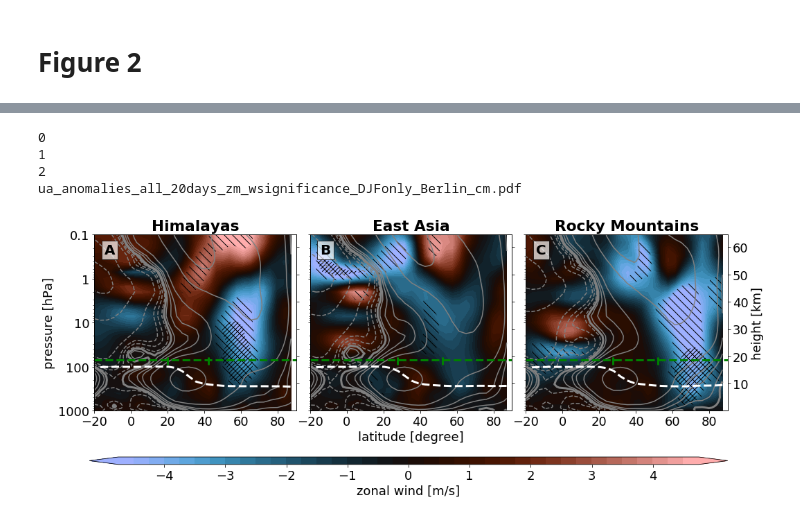
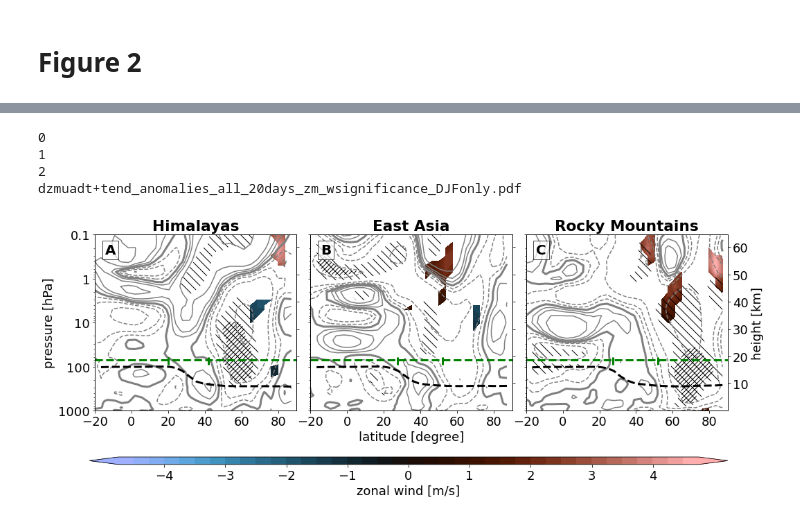
Before and after one commit to kuchaale/grl_2020, a Jupyter notebook: code/GRL_reproduce_Fig2.ipynb, the cells around one changed output, grey strips where cells are left out. Cells and saved outputs as stored; diff of their text form; code cells hidden in the pictures.

```diff
--- a/code/GRL_reproduce_Fig2.ipynb
+++ b/code/GRL_reproduce_Fig2.ipynb
@@ -68,7 +72,7 @@ Attributes: (0)
 # %%
 var = 'ua'
 e_type_ls = ['himalayas', 'eastasia', 'westamer']
-what_ls = ['anomalies', 'absolute']
+what_ls = ['anomalies']#, 'absolute']
 da_ls2 = []
 
 for what in what_ls:
@@ -101,7 +101,7 @@ westamer
 # %% [markdown]
 ### p-values
 # %%
-infile_name = '{3}{0}_pvalues_from{1}_comp_*_{2}days_zm.nc'.format(var, 10000, timescale, cesta)
+infile_name = f'{cesta}{var}_pvalues_from{its}_comp_*_{timescale}days_zm.nc'
 infiles = glob.glob(infile_name)
 comp_types = list(map(lambda x: x.split('comp_')[1].split('_{}days'.format(timescale))[0], infiles))
 print(comp_types)
@@ -135,0 +169,8 @@ Attributes: (0)
+# %%
+infile_name = f'{cesta}{var}_pvalues_from{its}_comp_*_{timescale}days.nc'
+infiles = glob.glob(infile_name)
+comp_types = list(map(lambda x: x.split('comp_')[1].split('_{}days'.format(timescale))[0], infiles))
+ds_p_tend = xr.open_mfdataset(infiles, concat_dim='e_type', combine='nested')
+ds_p_tend['e_type'] = comp_types
+ds_p_tend['plev'] = ds_p_tend.plev/100.
+ds_p_tend
@@ -136,3 +197,6 @@ Attributes: (0)
+# %%
+pv_limit = 0.05 #0.05
+da_all_tend = da_all_tend.sel(lag = 0).where(ds_p_tend[var].sel(lag = 0) < pv_limit)
 # %% [markdown]
 # Figure 2
 # %%
@@ -264,5 +455,6 @@ ua_anomalies_all_20days_zm_wsignificance_DJFonly.pdf
 # %%
 levels = np.linspace(-5,5,41)
+titles = ['Himalayas', 'East Asia', 'Rocky Mountains']# 'West America']
 #var = 'vmro3'
 #anomalies
 mpl.rcParams.update({'font.size': 18})
@@ -270,34 +462,28 @@ cmap = mpl.cm.RdBu_r
 cmap = Berlin_20.mpl_colormap
 lat_start = -20
 
-p = da_all.sel(what = what_ls[0], lag = 0).mean('lon').plot.contourf(x= 'lat', \
+pv_limit = 0.05 #0.05
+temp = da_all_tend.sel(lag = 0).where(ds_p_tend[var].sel(lag = 0) < pv_limit)
+p = (temp.squeeze()*24*3600).plot.contourf(x= 'lat', \
                                                                y = 'plev', \
                                                                col = 'e_type', \
                                                                yincrease = False, \
                                                                size = 5, \
-                                                                cmap = cmap, \
+                                                               cmap = cmap, \
                                                                levels = levels, \
                                                                add_colorbar = False)
-p.data = da_all.sel(what = what_ls[1], lag = 0).mean('lon')
-if var == 'vmro3':
+p.data = da_all.sel(what = what_ls[0], lag = 0).mean('lon')
 
-    lev0 = [1e-5]
-    dashed = False
-    cbar_label = 'ozone volume mixing ratio [%]'
-elif var == 'ta':
-    levels2 = [200,220,240,260]
-    lev0 = [273.15]
-    dashed = False
-    cbar_label = 'temperature [K]'
-elif var == 'ua':
-    levels2 = [1,3,5,10,30,50,80]
-    lev0 = [0]
-    dashed = True
-    cbar_label = 'zonal wind [m/s]'
+
+levels2 = [0.5,1,2,5]#10,30,50,80]
+lev0 = [0]
+dashed = True
+cbar_label = 'zonal wind [m/s]'
 
 plot_kwargs = dict(yincrease = False, \
                    colors = 'grey', \
                    levels=levels2, add_colorbar=False, alpha =1 ) #0.7 #
+dashed = True
 p.map_dataarray(xr.plot.contour, 'lat', 'plev', **plot_kwargs)
 
 if dashed:
@@ -314,7 +500,7 @@ plot_kwargs['alpha'] = 1
 p.map_dataarray(xr.plot.contour, 'lat', 'plev', **plot_kwargs)
 
 sel_dict = dict(plev = slice(None, 0.1), lat = slice(lat_start,None))
-p.data  = ds_p[var].sel(**sel_dict)
+p.data  = ds_p['ua'].sel(**sel_dict)
 plot_kwargs2 = dict(levels = [0,0.05], hatches=['\\\\',None], \
                                 colors='none', add_colorbar=False, \
                                  yincrease = False)
@@ -335,7 +521,7 @@ label_ls = ['A', 'B', 'C', 'D', 'E', 'F', 'G', 'H', 'I']
 da_trop2 = da_trop.ptrop.sel(lag=0, lat = slice(lat_start,None)).mean('lon')
 for i,(ax, sel_dict, label) in enumerate(zip(p.axes.flat, p.name_dicts.flat, label_ls)):
     print(i)
-    ax.plot(da_trop2.lat, da_trop2.sel(e_type = sel_dict['e_type']), 'w--', lw = 3)
+    ax.plot(da_trop2.lat, da_trop2.sel(e_type = sel_dict['e_type']), 'k--', lw = 3)
 
     ax.hlines(70,lat_start,90, color = 'green', linestyles='--', linewidths = 3)
     ax.text(0.05, 0.95, label, transform=ax.transAxes, fontsize = 20,
@@ -353,35 +539,35 @@ for i,(ax, sel_dict, label) in enumerate(zip(p.axes.flat, p.name_dicts.flat, lab
     ax.set_yscale('log')
     ax.set_yticks([1000,100,10,1,0.1])
     ax.set_title(titles[i], fontdict=dict(fontweight = 'bold'))
     fmt = mpl.ticker.FormatStrFormatter("%g")
     ax.yaxis.set_major_formatter(fmt)
     ax.set_xticks([-20,0,20,40,60,80])
 
     ax2 = ax.twinx()
     ax2.get_shared_y_axes()
     ax2.axis([-20, 90, 7*np.log(1013.25/1000), 7*np.log(1013.25/0.1)])
     ax2.tick_params(direction='out', which='both')
     if i != 2:
         ax2.set_yticklabels([])
     if i == 2:
         ax2.set_ylabel('height [km]')
 
 
 p.fig.subplots_adjust(right=0.875)
 cbar_ax = p.fig.add_axes([0.075, -0.03, .8, .03])
 norm = mpl.colors.BoundaryNorm(levels[1:-1], cmap.N)
-label = cbar_label
+label = 'zonal wind tendency [m/s/day]'
 cb2 = mpl.colorbar.ColorbarBase(cbar_ax, cmap=cmap,  \
                                 norm=norm, orientation='horizontal', \
                                 boundaries=levels, extend='both',  label = cbar_label, \
                                 ticks=[-4,-3,-2,-1,0,1,2,3,4], spacing='proportional')
 
-outfile='{}_{}_{}_{}days_zm_wsignificance_DJFonly_Berlin_cm.pdf'.format(var, what_ls[0], 'all', timescale)
+outfile='{}_{}_{}_{}days_zm_wsignificance_DJFonly.pdf'.format(var+'+tend', what_ls[0], 'all', timescale)
 print(outfile)
-plt.savefig(outfile, dpi = 300, bbox_inches='tight')
+#plt.savefig(outfile, dpi = 300, bbox_inches='tight')
 # %% [output]
 0
 1
 2
-ua_anomalies_all_20days_zm_wsignificance_DJFonly_Berlin_cm.pdf
+dzmuadt+tend_anomalies_all_20days_zm_wsignificance_DJFonly.pdf
-[figure, old version]
+[figure, new version]
```
Also changed, not shown: parts of 13 cells of this notebook, 8 other files.
